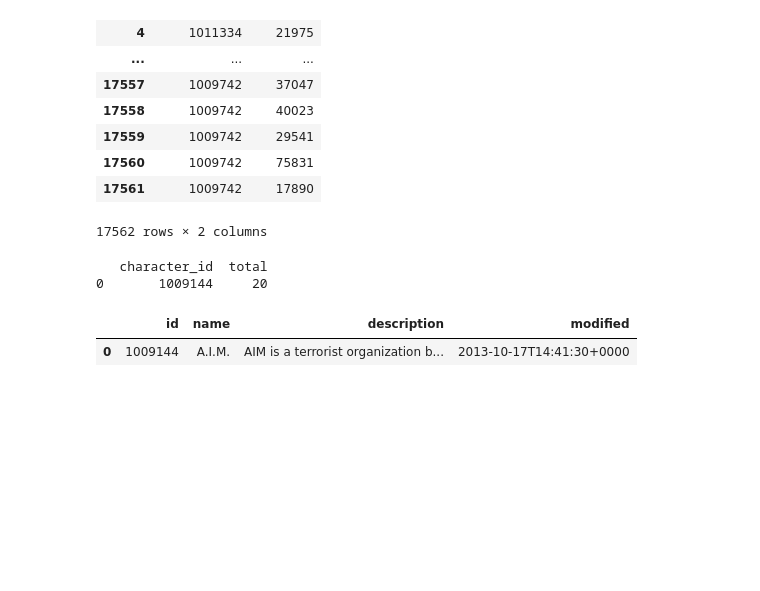
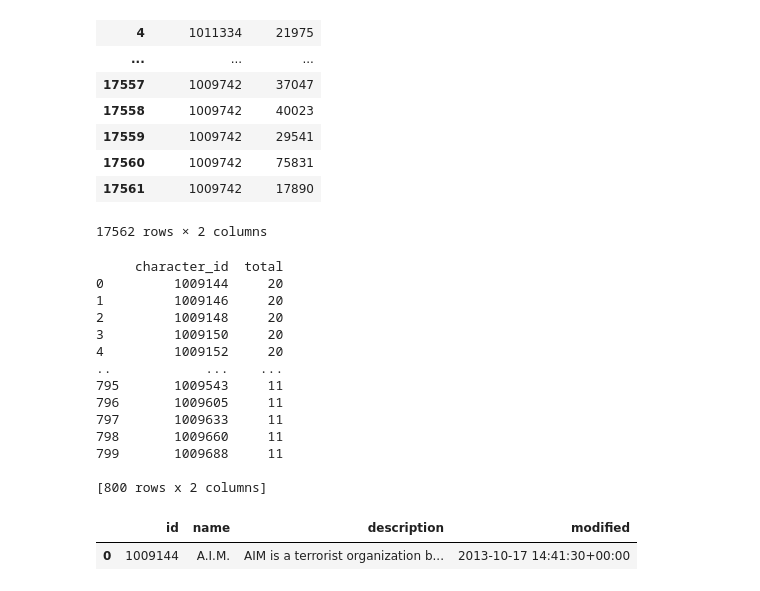
Before and after one commit to diogopaz/projeto-marvel, a Jupyter notebook: projeto_marvel.ipynb, the cells around one changed output. Saved outputs shown, nothing was run; the diff lists cells and outputs as text; code cells hidden in the pictures; blank space fills up the shorter version.

```diff
--- a/projeto_marvel.ipynb
+++ b/projeto_marvel.ipynb
@@ -209,17 +210,31 @@ df_char_comic
 # %%
 query = '''
 SELECT character_id, COUNT(*) AS total
 FROM character_comics
 GROUP BY character_id
 ORDER BY total DESC
-LIMIT 1
+LIMIT 800
 '''
 
 df_char_top_freq = pd.read_sql(query, con=conn)
 print(df_char_top_freq)
 df_char[df_char['id'] == 1009144]
+#df_char[df_char['id'] == 1009146]
+#df_char[df_char['id'] == 1009148]
 # %% [output]
-   character_id  total
-0       1009144     20
+     character_id  total
+0         1009144     20
+1         1009146     20
+2         1009148     20
+3         1009150     20
+4         1009152     20
+..            ...    ...
+795       1009543     11
+796       1009605     11
+797       1009633     11
+798       1009660     11
+799       1009688     11
+
+[800 rows x 2 columns]
 |  | id | name | description | modified |
-| 0 | 1009144 | A.I.M. | AIM is a terrorist organization b... | 2013-10-17T14:41:30+0000 |
+| 0 | 1009144 | A.I.M. | AIM is a terrorist organization b... | 2013-10-17 14:41:30+00:00 |
```
Also changed, not shown: parts of 4 cells of this notebook.
